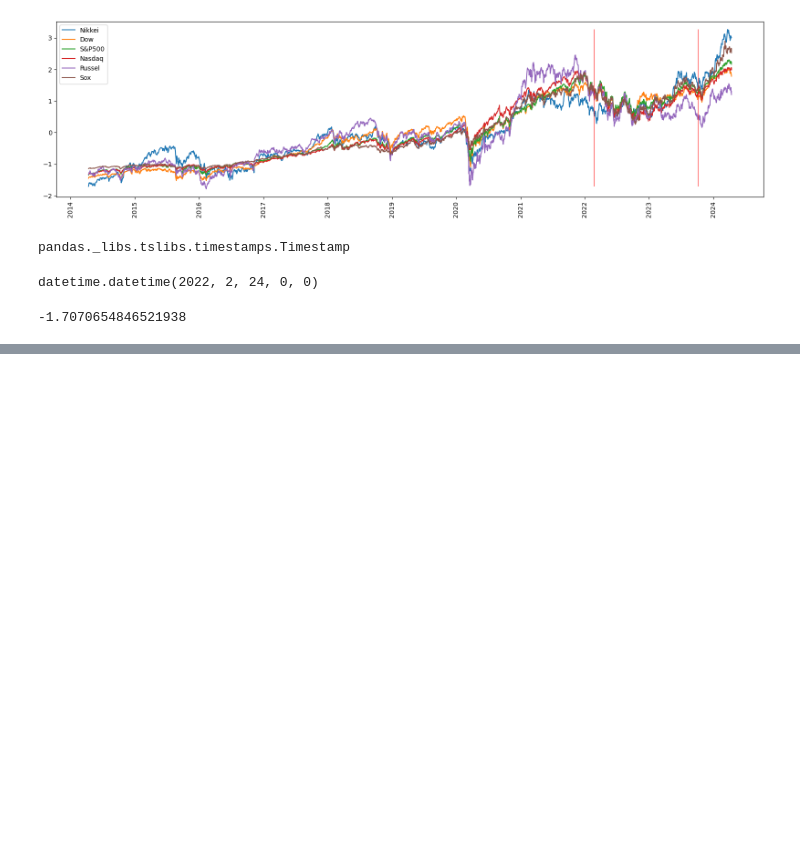
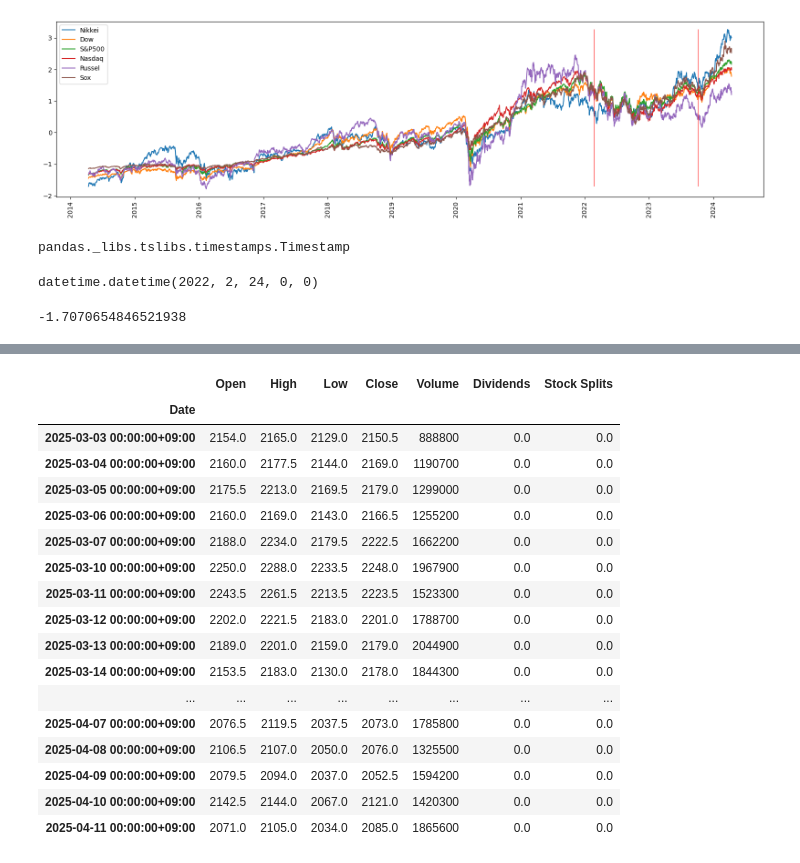
Before and after one commit to ogo-ashy17/Investment, a Jupyter notebook: src/Untitled.ipynb, the cells around one changed output, grey strips where cells are left out. Cells and saved outputs as stored; diff of their text form; code cells hidden in the pictures; blank space fills up the shorter version.

```diff
--- a/src/Untitled.ipynb
+++ b/src/Untitled.ipynb
@@ -197,0 +496,22 @@ stats.zscore(nikkei_hist['Close']).min()
+# %%
+hist = yf.Ticker('4151.T').history(start=start_date)
+hist
+# %% [output]
+|  | Open | High | Low | Close | Volume | Dividends | Stock Splits |
+| Date |  |  |  |  |  |  |  |
+| 2025-03-03 00:00:00+09:00 | 2154.0 | 2165.0 | 2129.0 | 2150.5 | 888800 | 0.0 | 0.0 |
+| 2025-03-04 00:00:00+09:00 | 2160.0 | 2177.5 | 2144.0 | 2169.0 | 1190700 | 0.0 | 0.0 |
+| 2025-03-05 00:00:00+09:00 | 2175.5 | 2213.0 | 2169.5 | 2179.0 | 1299000 | 0.0 | 0.0 |
+| 2025-03-06 00:00:00+09:00 | 2160.0 | 2169.0 | 2143.0 | 2166.5 | 1255200 | 0.0 | 0.0 |
+| 2025-03-07 00:00:00+09:00 | 2188.0 | 2234.0 | 2179.5 | 2222.5 | 1662200 | 0.0 | 0.0 |
+| 2025-03-10 00:00:00+09:00 | 2250.0 | 2288.0 | 2233.5 | 2248.0 | 1967900 | 0.0 | 0.0 |
+| 2025-03-11 00:00:00+09:00 | 2243.5 | 2261.5 | 2213.5 | 2223.5 | 1523300 | 0.0 | 0.0 |
+| 2025-03-12 00:00:00+09:00 | 2202.0 | 2221.5 | 2183.0 | 2201.0 | 1788700 | 0.0 | 0.0 |
+| 2025-03-13 00:00:00+09:00 | 2189.0 | 2201.0 | 2159.0 | 2179.0 | 2044900 | 0.0 | 0.0 |
+| 2025-03-14 00:00:00+09:00 | 2153.5 | 2183.0 | 2130.0 | 2178.0 | 1844300 | 0.0 | 0.0 |
+| ... | ... | ... | ... | ... | ... | ... | ... |
+| 2025-04-07 00:00:00+09:00 | 2076.5 | 2119.5 | 2037.5 | 2073.0 | 1785800 | 0.0 | 0.0 |
+| 2025-04-08 00:00:00+09:00 | 2106.5 | 2107.0 | 2050.0 | 2076.0 | 1325500 | 0.0 | 0.0 |
+| 2025-04-09 00:00:00+09:00 | 2079.5 | 2094.0 | 2037.0 | 2052.5 | 1594200 | 0.0 | 0.0 |
+| 2025-04-10 00:00:00+09:00 | 2142.5 | 2144.0 | 2067.0 | 2121.0 | 1420300 | 0.0 | 0.0 |
+| 2025-04-11 00:00:00+09:00 | 2071.0 | 2105.0 | 2034.0 | 2085.0 | 1865600 | 0.0 | 0.0 |
```
Also changed, not shown: parts of 20 cells of this notebook, 7 other files.
